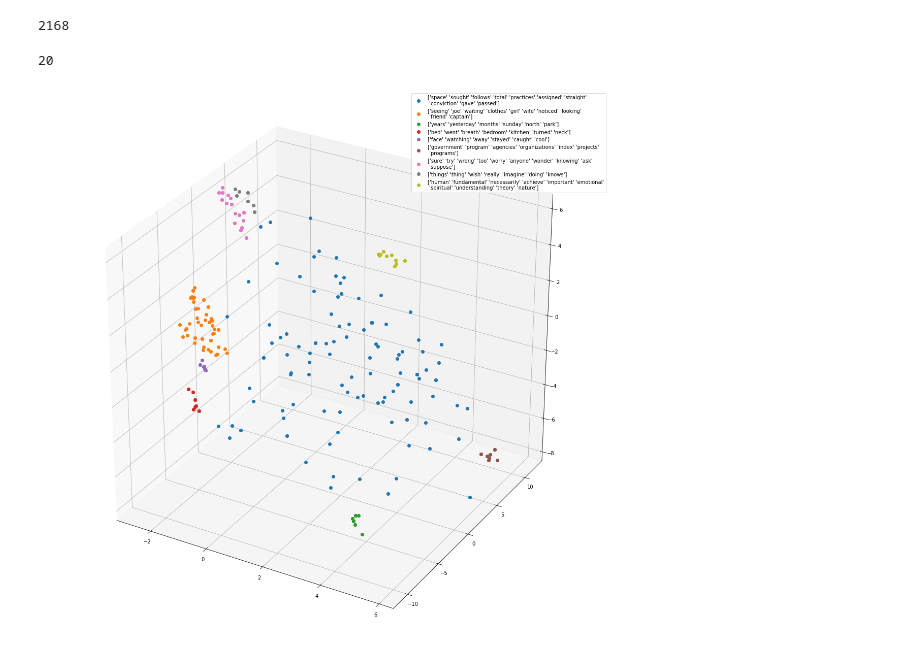
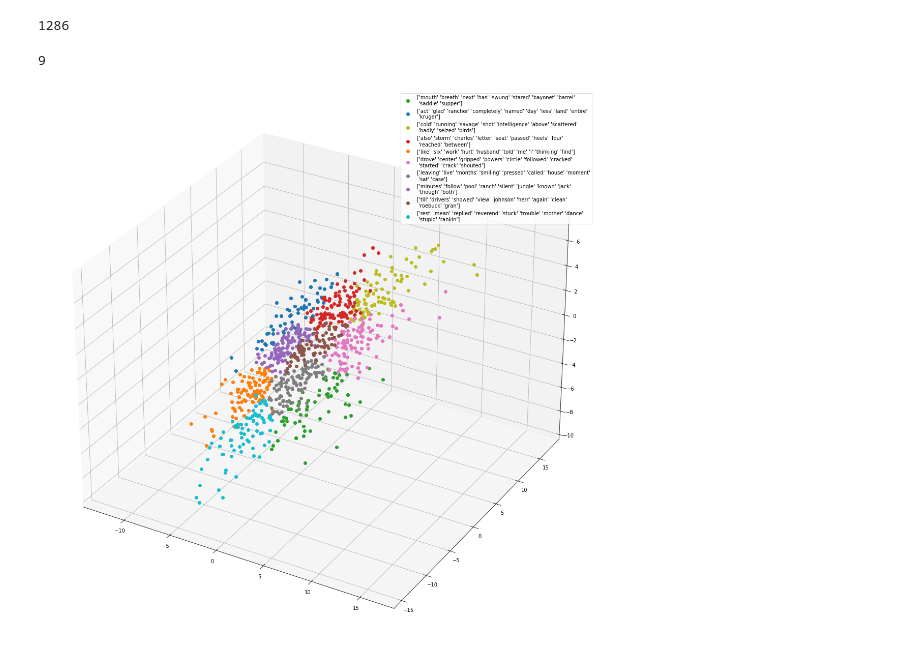
Before and after one commit to robin-p-schmitt/textmining-webapp, a Jupyter notebook: embeddings.ipynb, the cells around one changed output. Cells and saved outputs as stored; diff of their text form; code cells hidden in the pictures.

Commit message:
Added a filter function for words

```diff
--- a/embeddings.ipynb
+++ b/embeddings.ipynb
@@ -29,4 +40,9 @@ brown.categories()
  'reviews',
  'romance',
  'science_fiction']
+# %%
+def filter(token):
+    result = not re.search("[{}\d]".format(string.punctuation), token)
+    result &= len(wn.synsets(token)) != 0
+    return result
 # %%
@@ -35,10 +51,13 @@ sentences = [[token.lower() for token in sent if not re.search("[{}\d]".format(s
+# %%
+words = brown.words(categories = ["adventure"])
+sentences = [[token.lower() for token in words if filter(token)]]
 # %%
-word2vec = gensim.models.Word2Vec(sentences, size = 3, iter = 700, min_count = 50, window = 15)
+word2vec = gensim.models.Word2Vec(sentences, size = 3, iter = 1000, min_count = 5, window = 10)
 word2vec.save("word2vec.model")
 # %%
 index2word = np.array(word2vec.wv.index2word)
 # %%
 len(index2word)
 # %% [output]
-2168
+1286
 # %%
@@ -46,35 +65,37 @@ kmeans = KMeans(n_clusters = 11).fit(word2vec.wv.vectors)
 clusters = [np.array([i for i, cluster in enumerate(kmeans.labels_) if cluster == j]) for j in range(min(kmeans.labels_), max(kmeans.labels_) + 1)]
 # %%
-dbscan = DBSCAN(eps = 0.6).fit(word2vec.wv.vectors)
+dbscan = DBSCAN(eps = 0.4).fit(word2vec.wv.vectors)
 clusters = [np.array([i for i, cluster in enumerate(dbscan.labels_) if cluster == j]) for j in range(min(dbscan.labels_), max(dbscan.labels_) + 1)]
 # %%
 len(clusters)
 # %% [output]
-20
+9
 # %%
 num_per_cluster = 100
 num_labeled_per_cluster = 10
 
 plt.figure(figsize = (20, 20))
 ax = plt.axes(projection='3d')
 
+colors = np.random.choice(np.array(list(mcolors.TABLEAU_COLORS.items()))[:, 0], 10, replace = False)
+
 # go through all clusters
-for i, cluster in enumerate(clusters[1:10]):
+for i, cluster in enumerate(clusters[:10]):
     # select color
-    color = list(mcolors.TABLEAU_COLORS.items())[i][0]
+    color = colors[i]
     # choose random words to display
     random_instances = np.random.choice(cluster, min(len(cluster), num_per_cluster), replace = False)
     # choose random words to label in the plot
     random_label_instances = np.random.choice(random_instances, min(len(random_instances), num_labeled_per_cluster), replace = False)
 
     # plot some embeddings with a label
     x, y, z = zip(*word2vec.wv.vectors[random_label_instances])
     ax.plot3D(x, y, z, "o", color = color, label = index2word[random_label_instances])
     # plot the remaining embeddings without a label
     x, y, z = zip(*word2vec.wv.vectors[random_instances])
     ax.plot3D(x, y, z, "o", color = color)
 
 plt.legend()
 plt.show()
 # %% [output]
-[figure, old version]
+[figure, new version]
```
Also changed, not shown: parts of 5 cells of this notebook, 1 other file.
